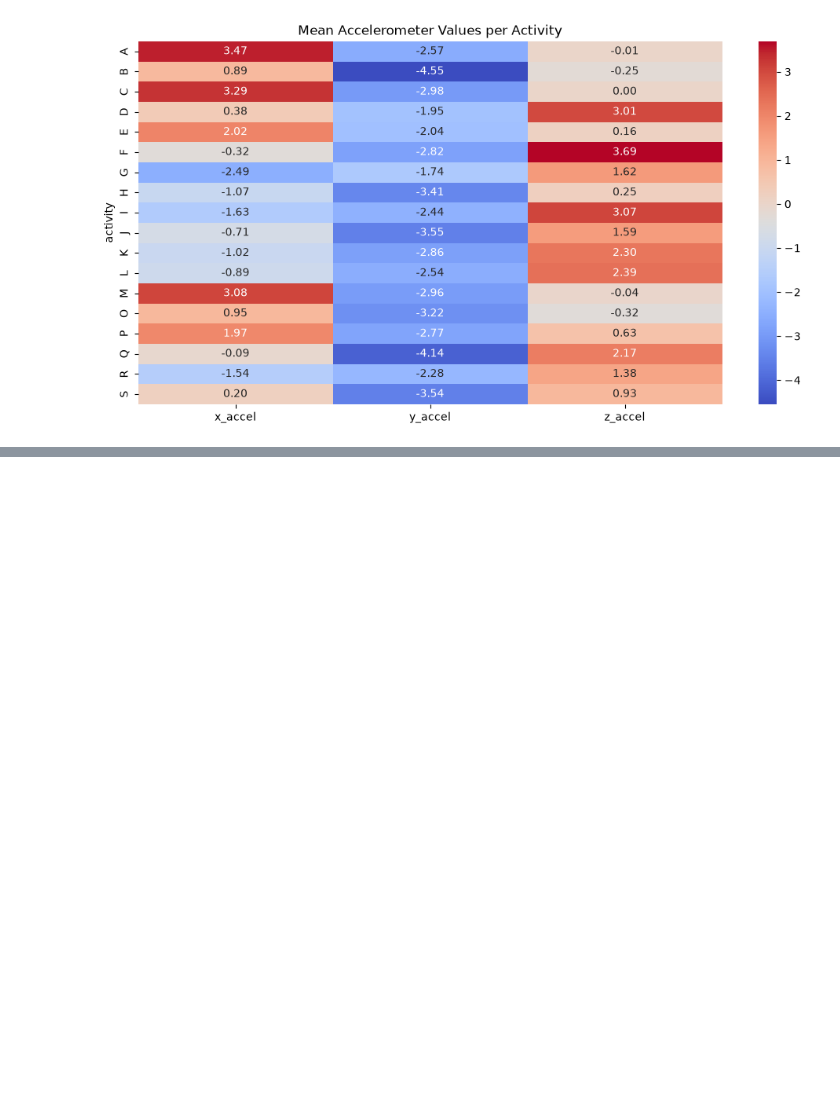
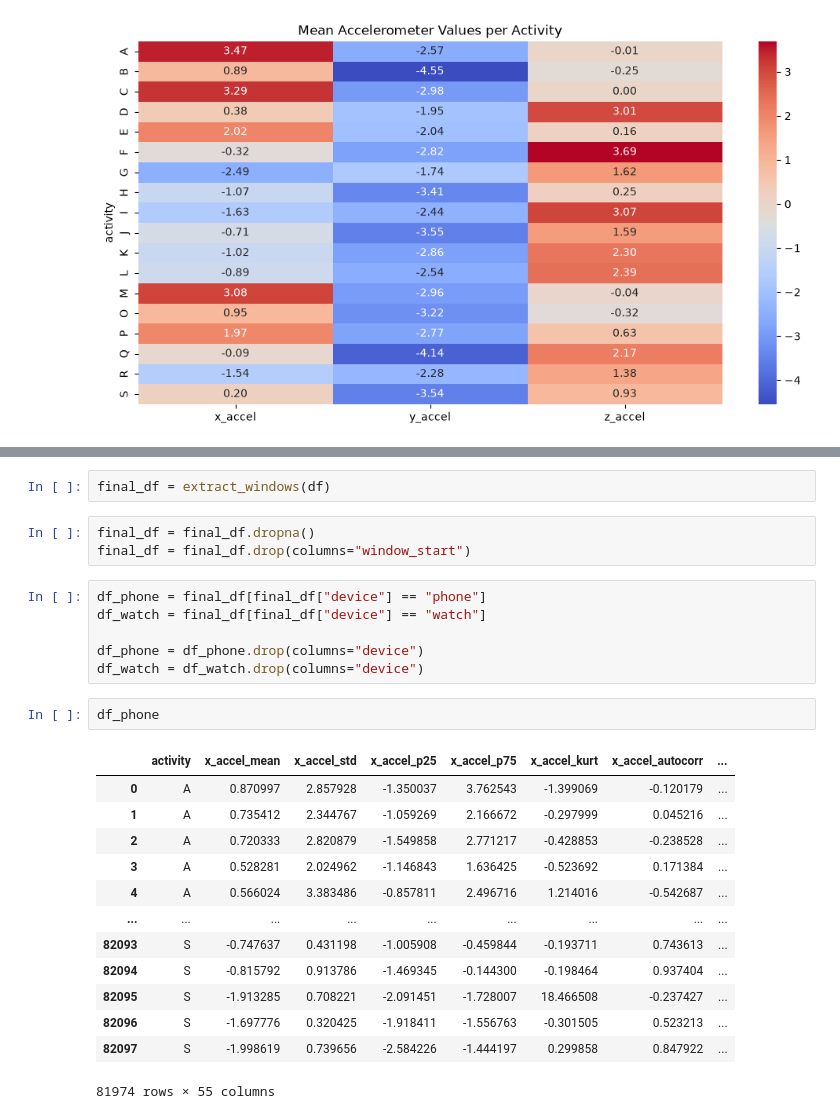
Before and after one commit to netinova/wisdm-activity-predictor, a Jupyter notebook: notebooks/eda.ipynb, the cells around one changed output, grey strips where cells are left out. Drawn from its saved outputs; the diff is of its cells as text; blank space fills up the shorter version.

```diff
--- a/notebooks/eda.ipynb
+++ b/notebooks/eda.ipynb
@@ -327,0 +435,27 @@ plt.show()
+# %%
+final_df = extract_windows(df)
+# %%
+final_df = final_df.dropna()
+final_df = final_df.drop(columns="window_start")
+# %%
+df_phone = final_df[final_df["device"] == "phone"]
+df_watch = final_df[final_df["device"] == "watch"]
+
+df_phone = df_phone.drop(columns="device")
+df_watch = df_watch.drop(columns="device")
+# %%
+df_phone
+# %% [output]
+|  | activity | x_accel_mean | x_accel_std | x_accel_p25 | x_accel_p75 | x_accel_kurt | x_accel_autocorr | ... |
+| 0 | A | 0.870997 | 2.857928 | -1.350037 | 3.762543 | -1.399069 | -0.120179 | ... |
+| 1 | A | 0.735412 | 2.344767 | -1.059269 | 2.166672 | -0.297999 | 0.045216 | ... |
+| 2 | A | 0.720333 | 2.820879 | -1.549858 | 2.771217 | -0.428853 | -0.238528 | ... |
+| 3 | A | 0.528281 | 2.024962 | -1.146843 | 1.636425 | -0.523692 | 0.171384 | ... |
+| 4 | A | 0.566024 | 3.383486 | -0.857811 | 2.496716 | 1.214016 | -0.542687 | ... |
+| ... | ... | ... | ... | ... | ... | ... | ... | ... |
+| 82093 | S | -0.747637 | 0.431198 | -1.005908 | -0.459844 | -0.193711 | 0.743613 | ... |
+| 82094 | S | -0.815792 | 0.913786 | -1.469345 | -0.144300 | -0.198464 | 0.937404 | ... |
+| 82095 | S | -1.913285 | 0.708221 | -2.091451 | -1.728007 | 18.466508 | -0.237427 | ... |
+| 82096 | S | -1.697776 | 0.320425 | -1.918411 | -1.556763 | -0.301505 | 0.523213 | ... |
+| 82097 | S | -1.998619 | 0.739656 | -2.584226 | -1.444197 | 0.299858 | 0.847922 | ... |
+81974 rows × 55 columns
```
Also changed, not shown: parts of 4 cells of this notebook.
